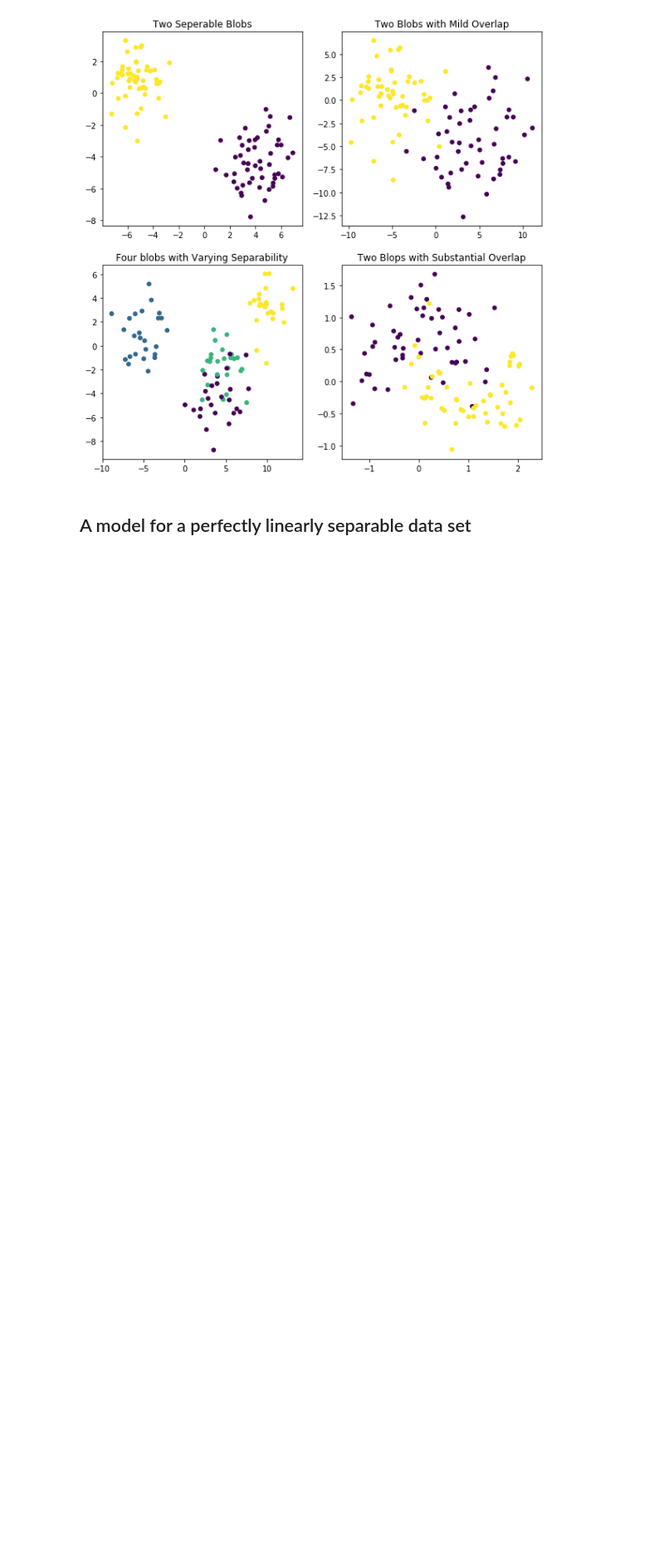
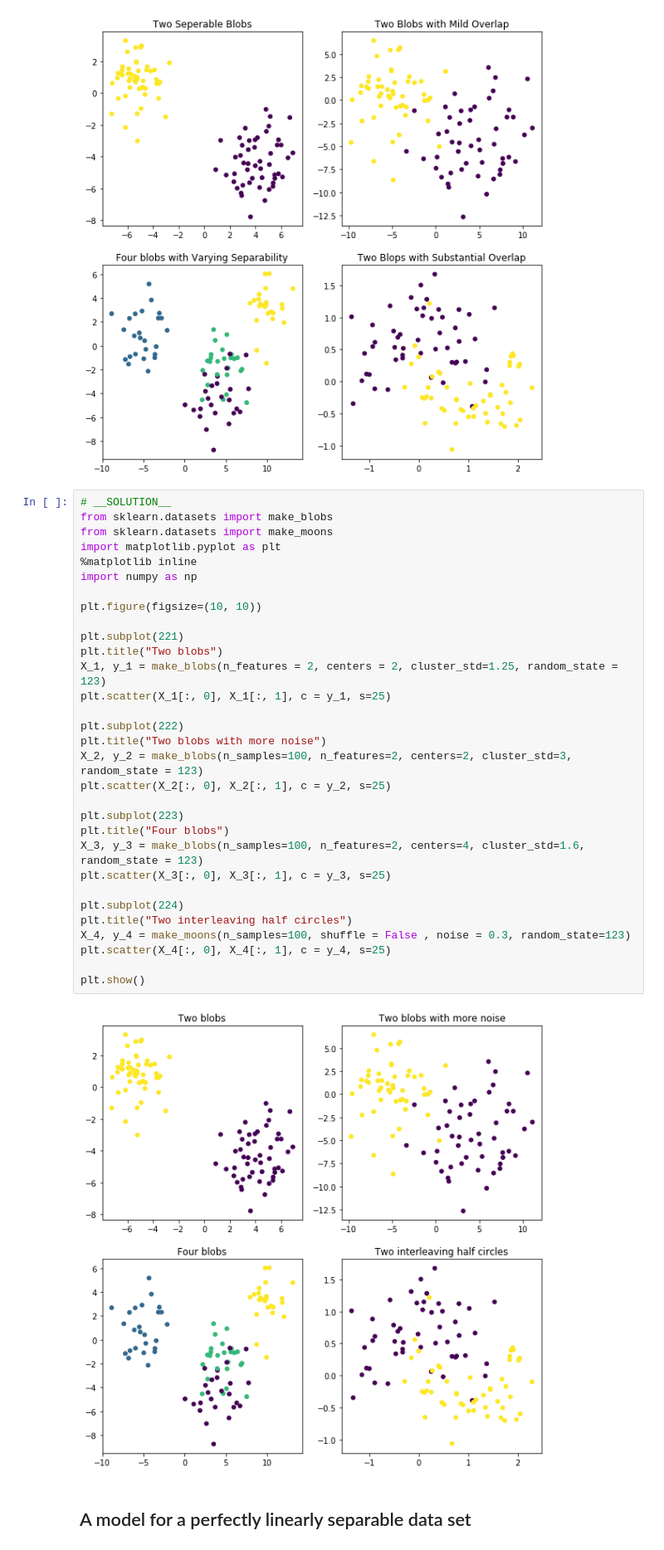
Before and after one commit to learn-co-curriculum/dsc-building-an-svm-using-scikit-learn-lab, a Jupyter notebook: index.ipynb, the cells around one changed output. Shown at 83% size. Drawn from its saved outputs; the diff is of its cells as text; blank space fills up the shorter version.

Commit message:
Auto-create curriculum branch from master + solution

```diff
--- a/index.ipynb
+++ b/index.ipynb
@@ -50,6 +50,39 @@ plt.scatter(X_4[:, 0], X_4[:, 1], c = y_4, s=25)
 plt.show()
 # %% [output]
 [figure]
+# %%
+# __SOLUTION__
+from sklearn.datasets import make_blobs
+from sklearn.datasets import make_moons
+import matplotlib.pyplot as plt
+%matplotlib inline
+import numpy as np
+
+plt.figure(figsize=(10, 10))
+
+plt.subplot(221)
+plt.title("Two blobs")
+X_1, y_1 = make_blobs(n_features = 2, centers = 2, cluster_std=1.25, random_state = 123)
+plt.scatter(X_1[:, 0], X_1[:, 1], c = y_1, s=25)
+
+plt.subplot(222)
+plt.title("Two blobs with more noise")
+X_2, y_2 = make_blobs(n_samples=100, n_features=2, centers=2, cluster_std=3,  random_state = 123)
+plt.scatter(X_2[:, 0], X_2[:, 1], c = y_2, s=25)
+
+plt.subplot(223)
+plt.title("Four blobs")
+X_3, y_3 = make_blobs(n_samples=100, n_features=2, centers=4, cluster_std=1.6,  random_state = 123)
+plt.scatter(X_3[:, 0], X_3[:, 1], c = y_3, s=25)
+
+plt.subplot(224)
+plt.title("Two interleaving half circles")
+X_4, y_4 = make_moons(n_samples=100, shuffle = False , noise = 0.3, random_state=123)
+plt.scatter(X_4[:, 0], X_4[:, 1], c = y_4, s=25)
+
+plt.show()
+# %% [output]
+[figure, added]
 # %% [markdown]
 ## A model for a perfectly linearly separable data set
 # %% [markdown]
```
Also changed, not shown: parts of 19 cells of this notebook, 19 other files.
